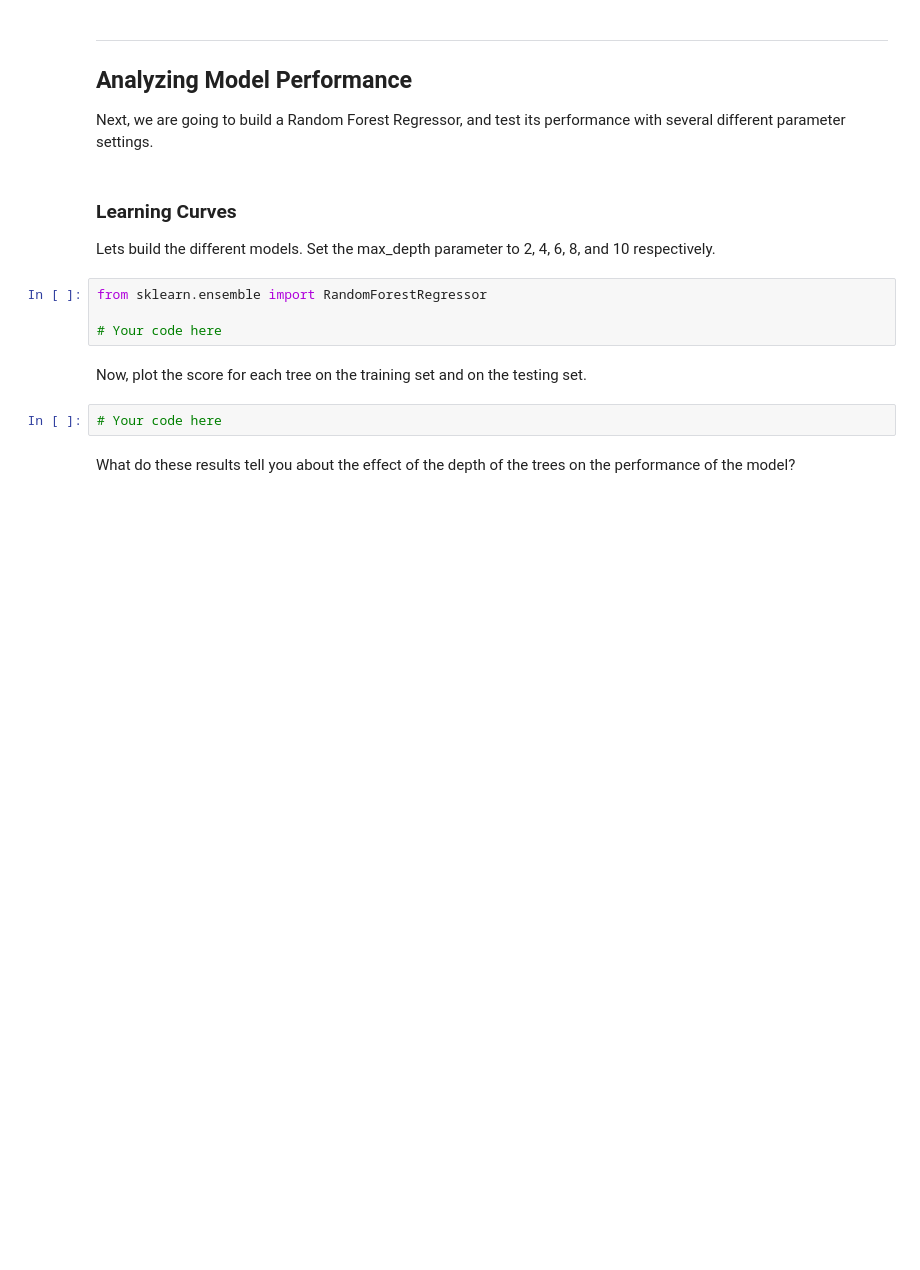
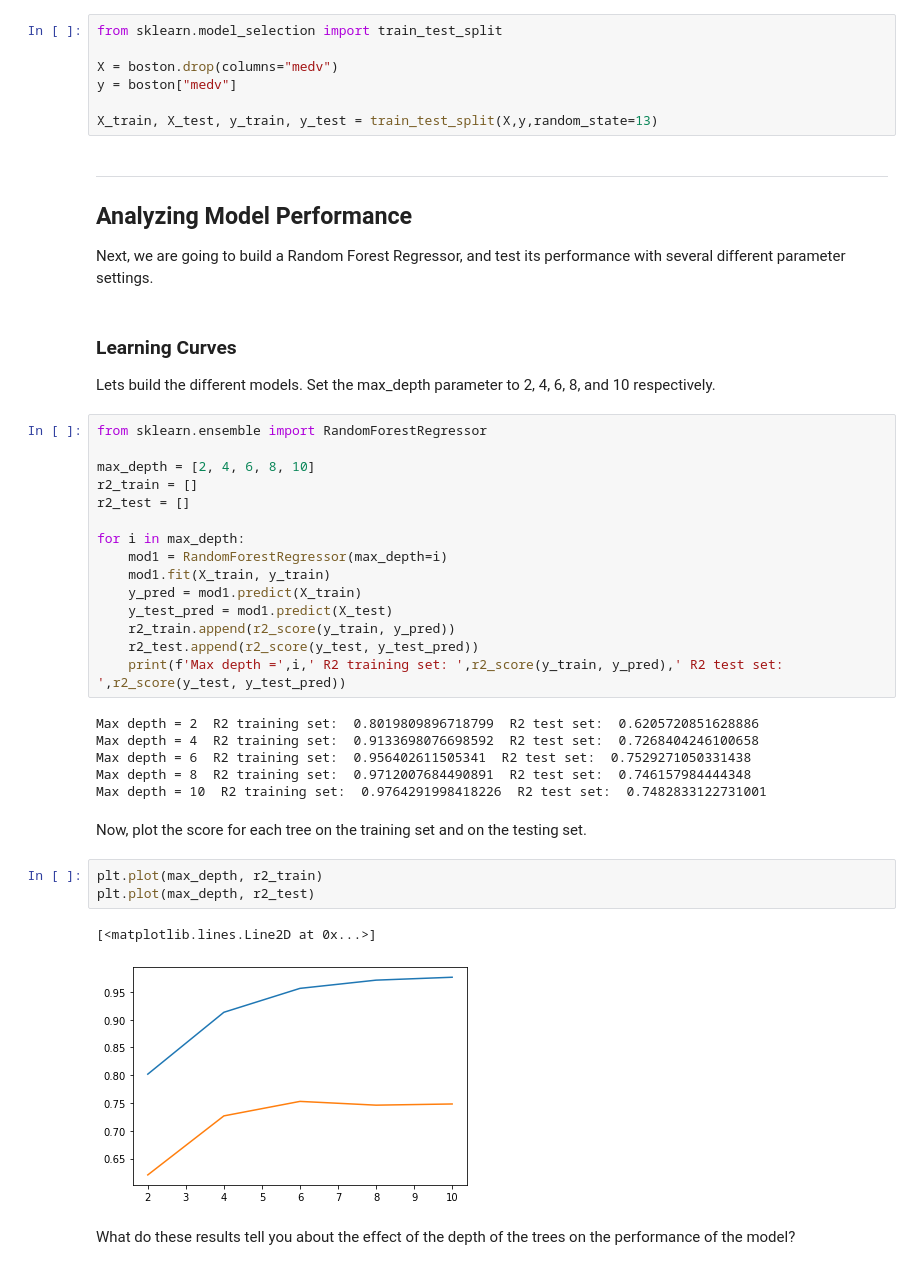
Before and after one commit to ta-data-remote/lab-problems-with-ML, a Jupyter notebook: your-code/lab_boston_housing.ipynb, the cells around one changed output. Drawn from its saved outputs; the diff is of its cells as text; blank space fills up the shorter version.

```diff
--- a/your-code/lab_boston_housing.ipynb
+++ b/your-code/lab_boston_housing.ipynb
@@ -70,3 +155,10 @@ from sklearn.model_selection import train_test_split
+# %%
+from sklearn.model_selection import train_test_split
+
+X = boston.drop(columns="medv")
+y = boston["medv"]
+
+X_train, X_test, y_train, y_test = train_test_split(X,y,random_state=13)
 # %% [markdown]
 ----
 
@@ -75,13 +167,34 @@ Next, we are going to build a Random Forest Regressor, and test its performance
 # %% [markdown]
 ### Learning Curves
 Lets build the different models. Set the max_depth parameter to 2, 4, 6, 8, and 10 respectively.
-# %%
-from sklearn.ensemble import RandomForestRegressor
-
-# Your code here
+# %%
+from sklearn.ensemble import RandomForestRegressor
+
+max_depth = [2, 4, 6, 8, 10]
+r2_train = []
+r2_test = []
+
+for i in max_depth:
+    mod1 = RandomForestRegressor(max_depth=i)
+    mod1.fit(X_train, y_train)
+    y_pred = mod1.predict(X_train)
+    y_test_pred = mod1.predict(X_test)
+    r2_train.append(r2_score(y_train, y_pred))
+    r2_test.append(r2_score(y_test, y_test_pred))
+    print(f'Max depth =',i,' R2 training set: ',r2_score(y_train, y_pred),' R2 test set: ',r2_score(y_test, y_test_pred))
+# %% [output]
+Max depth = 2  R2 training set:  0.8019809896718799  R2 test set:  0.6205720851628886
+Max depth = 4  R2 training set:  0.9133698076698592  R2 test set:  0.7268404246100658
+Max depth = 6  R2 training set:  0.956402611505341  R2 test set:  0.7529271050331438
+Max depth = 8  R2 training set:  0.9712007684490891  R2 test set:  0.746157984444348
+Max depth = 10  R2 training set:  0.9764291998418226  R2 test set:  0.7482833122731001
 # %% [markdown]
 Now, plot the score for each tree on the training set and on the testing set.
-# %%
-# Your code here
+# %%
+plt.plot(max_depth, r2_train)
+plt.plot(max_depth, r2_test)
+# %% [output]
+[<matplotlib.lines.Line2D at 0x...>]
+[figure, added]
 # %% [markdown]
 What do these results tell you about the effect of the depth of the trees on the performance of the model?
```
Also changed, not shown: parts of 28 cells of this notebook, 1 other file.
